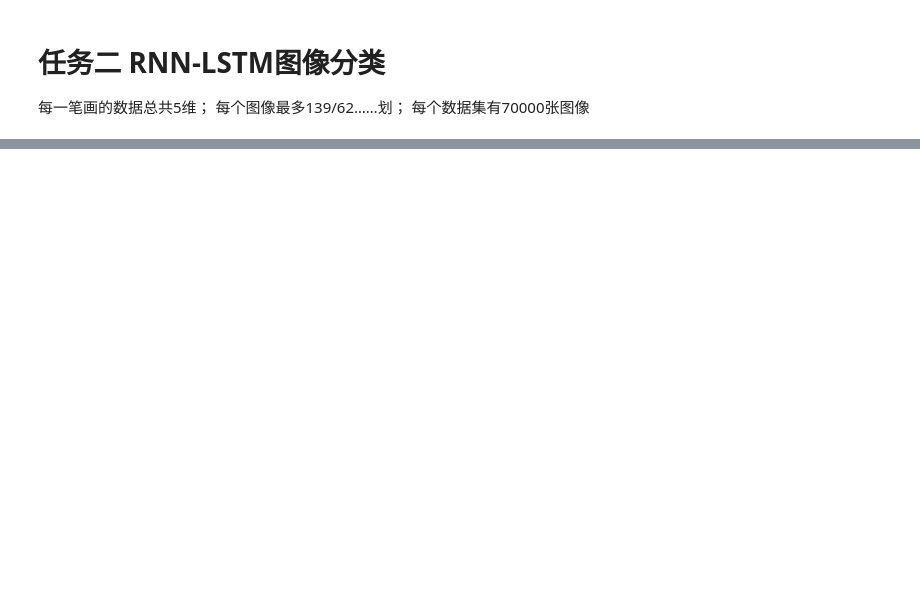
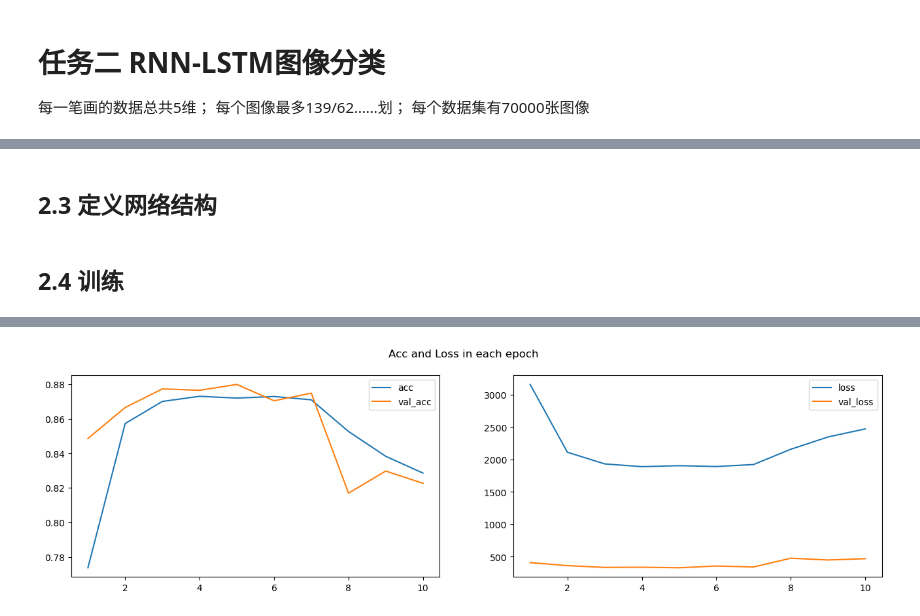
Before and after one commit to CoEric0/LJ_ai_task, a Jupyter notebook: exp004/exp004_2.ipynb, the cells around one changed output, grey strips where cells are left out. Cells and saved outputs as stored; diff of their text form; code cells hidden in the pictures; blank space fills up the shorter version.

```diff
--- a/exp004/exp004_2.ipynb
+++ b/exp004/exp004_2.ipynb
@@ -89,0 +207,2 @@ read_and_show_data(file_path, 'pig', 10)
+# %% [markdown]
+## 2.3 定义网络结构
@@ -89,0 +251,2 @@ read_and_show_data(file_path, 'pig', 10)
+# %% [markdown]
+## 2.4 训练
@@ -89,0 +375,29 @@ read_and_show_data(file_path, 'pig', 10)
+# %%
+train_features = torch.from_numpy(train_features)
+train_labels = torch.from_numpy(train_labels)
+
+train_data = TensorDataset(train_features, train_labels)
+train_loader = DataLoader(train_data, batch_size=64, shuffle=True)
+
+
+val_features = torch.from_numpy(val_features)
+val_labels = torch.from_numpy(val_labels)
+val_data = TensorDataset(val_features, val_labels)
+val_loader = DataLoader(val_data, batch_size=64, shuffle=False)
+
+
+
+# 定义输入数据
+input_size = 5
+sequence_length = 256
+num_classes = 10
+hidden_size = 128
+num_layers = 3
+
+device = "mps"
+batch_size = 64
+
+model = BiLSTM(input_size, hidden_size, num_layers, num_classes)
+
+train(model, device, 0.01, 10, batch_size, train_data, val_data)
+# %% [output]
@@ -89,0 +415 @@ read_and_show_data(file_path, 'pig', 10)
+[figure, added]
```
Also changed, not shown: parts of 7 cells of this notebook, 1 other file.
